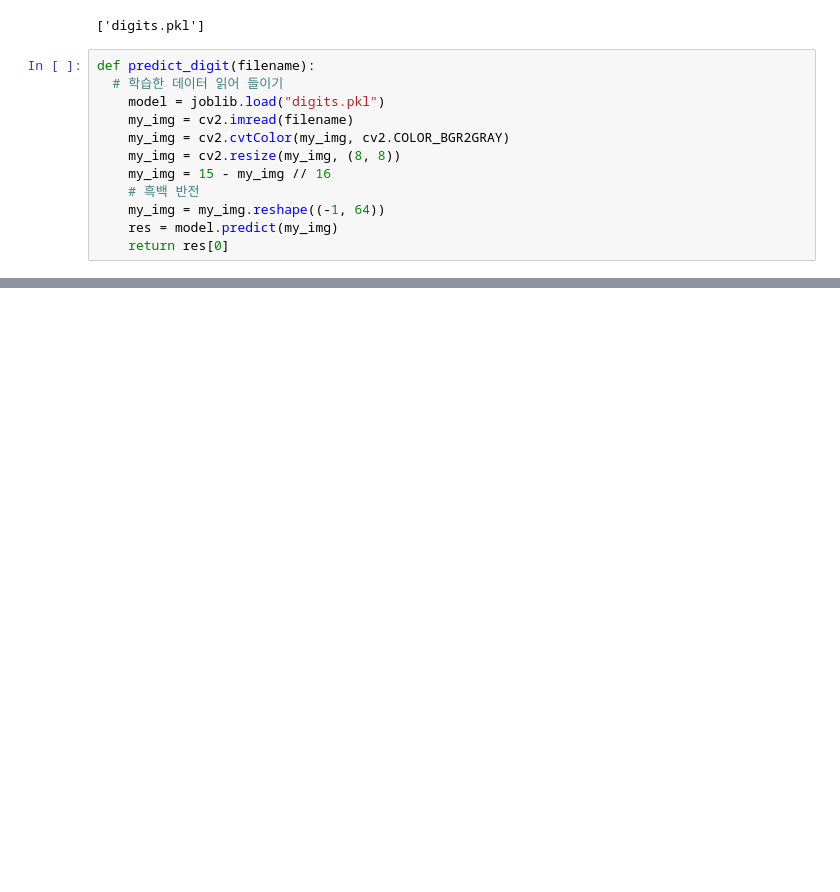
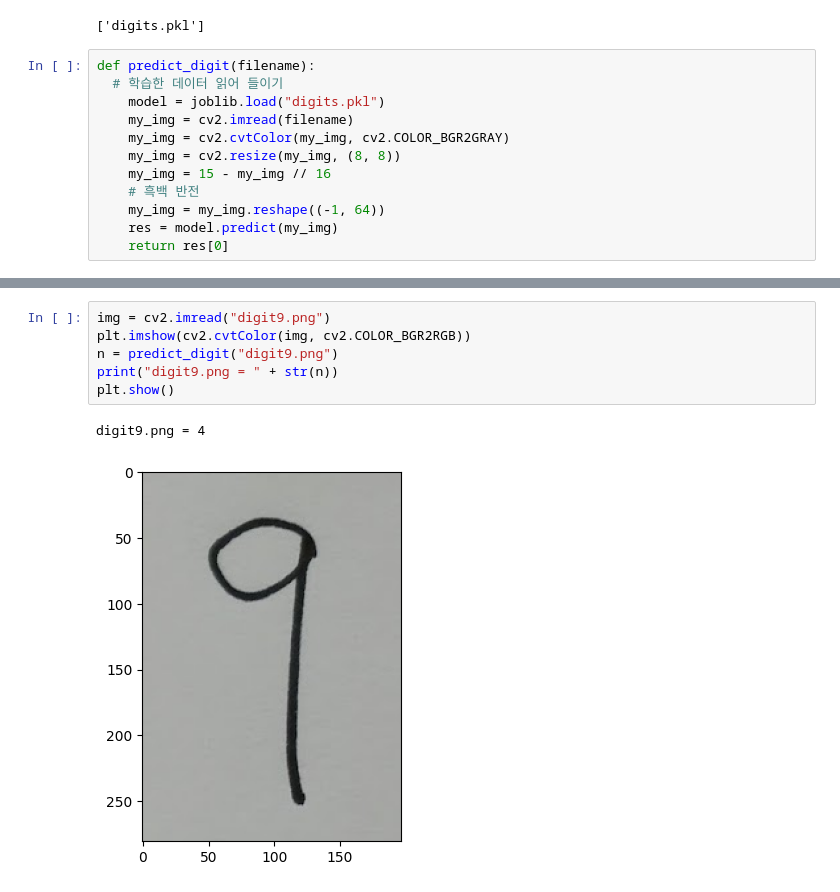
Before and after one commit to rtajeong/AI_Cluster_MSAC, a Jupyter notebook: gg_93_OpenCV_손글씨_인식.ipynb, the cells around one changed output, grey strips where cells are left out. Saved outputs shown, nothing was run; the diff lists cells and outputs as text; blank space fills up the shorter version.

```diff
--- a/gg_93_OpenCV_손글씨_인식.ipynb
+++ b/gg_93_OpenCV_손글씨_인식.ipynb
@@ -106,0 +109,9 @@ digit2.png = 4
+# %%
+img = cv2.imread("digit9.png")
+plt.imshow(cv2.cvtColor(img, cv2.COLOR_BGR2RGB))
+n = predict_digit("digit9.png")
+print("digit9.png = " + str(n))
+plt.show()
+# %% [output]
+digit9.png = 4
+[figure, added]
```
Also changed, not shown: parts of 8 cells of this notebook.
